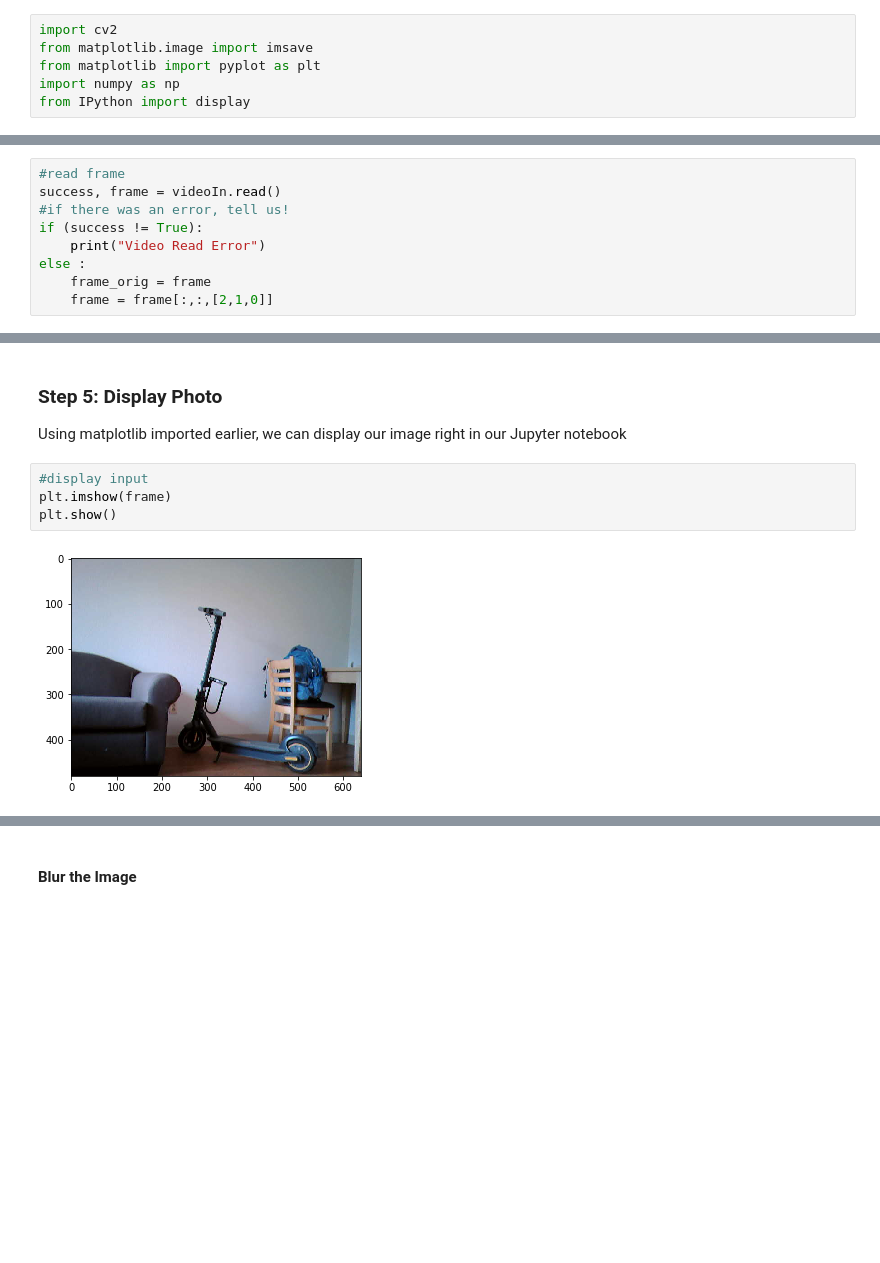
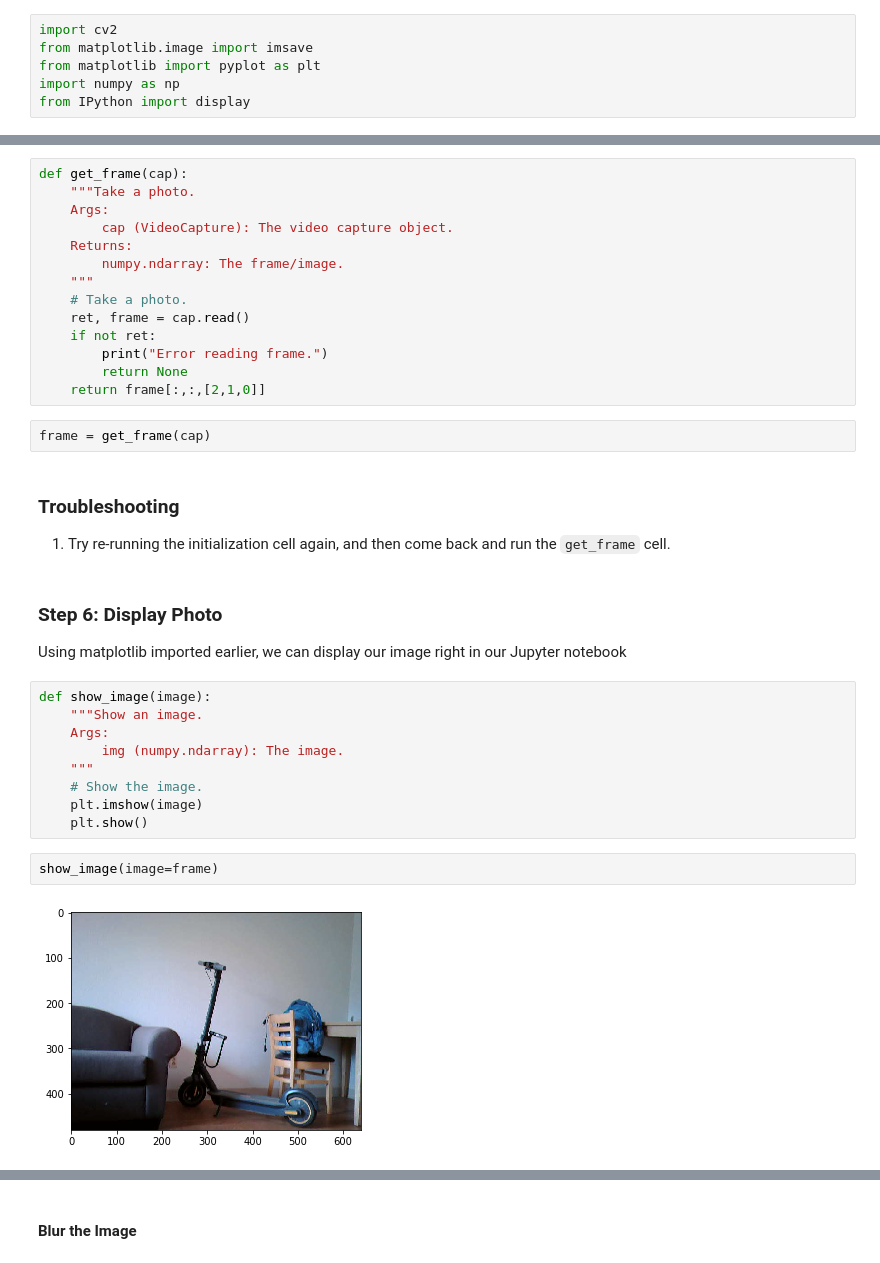
Before and after one commit to Xilinx/PYNQ_Bootcamp, a Jupyter notebook: bootcamp_sessions/PYNQ301_intro_to_cameras.ipynb, the cells around one changed output, grey strips where cells are left out. Drawn from its saved outputs; the diff is of its cells as text; blank space fills up the shorter version.

```diff
--- a/bootcamp_sessions/PYNQ301_intro_to_cameras.ipynb
+++ b/bootcamp_sessions/PYNQ301_intro_to_cameras.ipynb
@@ -44,9 +79,0 @@ Once we have our board setup and webcam working, it is time to use it! using vid
-# %%
-#read frame
-success, frame = videoIn.read()
-#if there was an error, tell us!
-if (success != True):
-    print("Video Read Error")
-else :
-    frame_orig = frame
-    frame = frame[:,:,[2,1,0]]
@@ -53,10 +85,38 @@ else :
+# %%
+def get_frame(cap):
+    """Take a photo.
+    Args:
+        cap (VideoCapture): The video capture object.
+    Returns:
+        numpy.ndarray: The frame/image.
+    """
+    # Take a photo.
+    ret, frame = cap.read()
+    if not ret:
+        print("Error reading frame.")
+        return None
+    return frame[:,:,[2,1,0]]
+# %%
+frame = get_frame(cap)
+# %% [markdown]
+### Troubleshooting
+
+1. Try re-running the initialization cell again, and then come back and run the `get_frame` cell.
 # %% [markdown]
-### Step 5: Display Photo
+### Step 6: Display Photo
+
 Using matplotlib imported earlier, we can display our image right in our Jupyter notebook
-# %%
-#display input
-plt.imshow(frame)
-plt.show()
-# %% [output]
-[figure, removed]
+# %%
+def show_image(image):
+    """Show an image.
+    Args:
+        img (numpy.ndarray): The image.
+    """
+    # Show the image.
+    plt.imshow(image)
+    plt.show()
+# %%
+show_image(image=frame)
+# %% [output]
+[figure, added]
 # %% [markdown]
```
Also changed, not shown: parts of 44 cells of this notebook, 2 other files.
